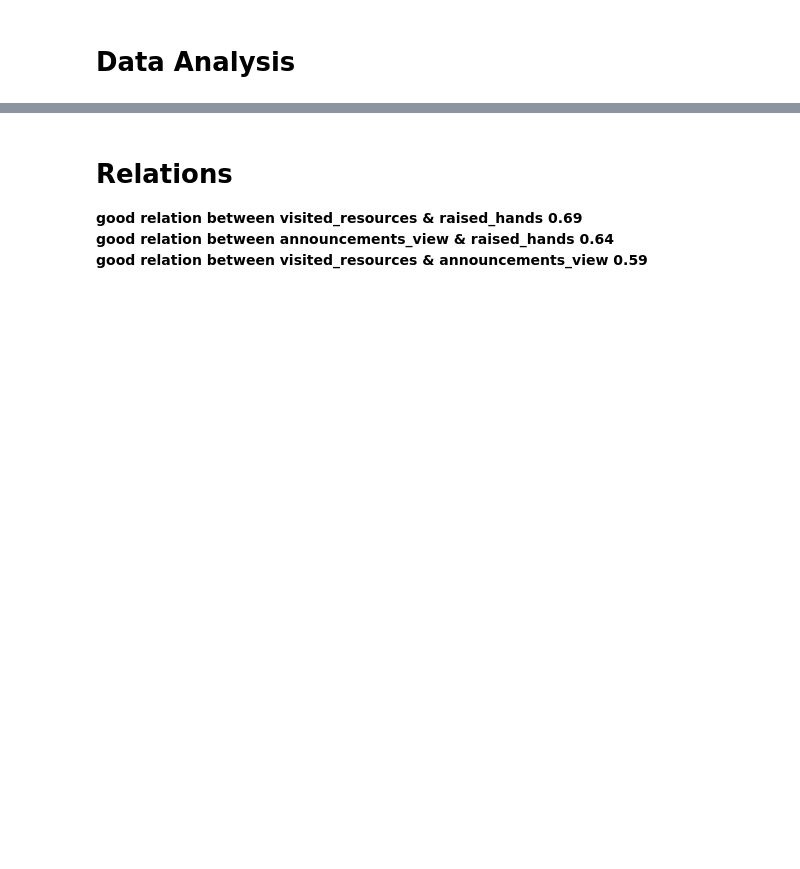
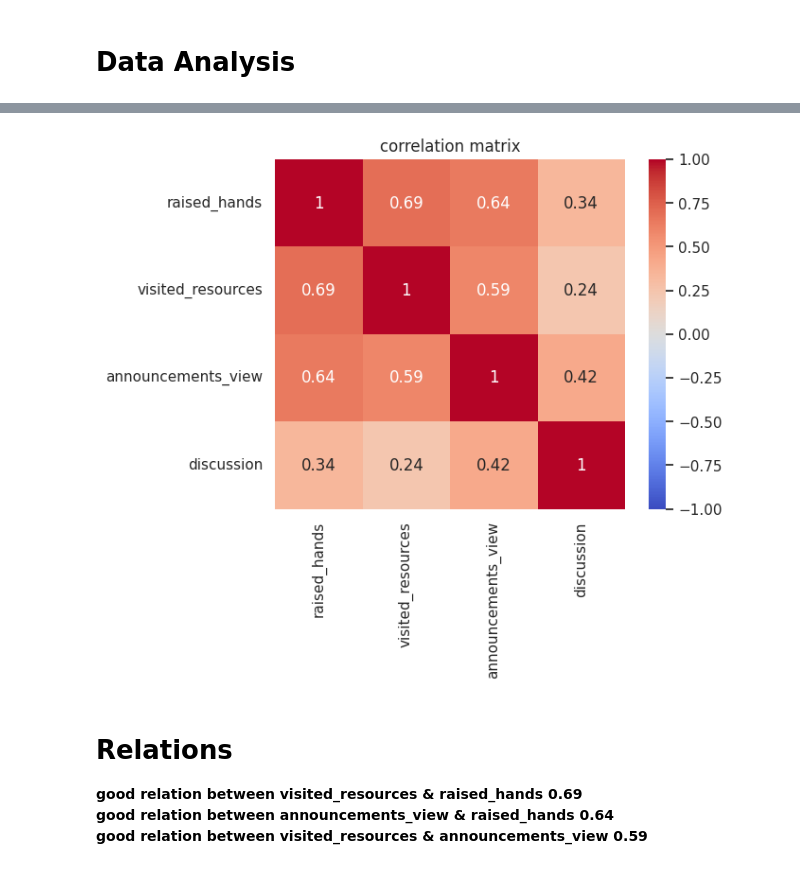
Before and after one commit to AhmAnwar/Students-Academic-Performance-Dataset_EDA, a Jupyter notebook: students-academic-performance-dataset-eda.ipynb, the cells around one changed output, grey strips where cells are left out. Saved outputs shown, nothing was run; the diff lists cells and outputs as text; code cells hidden in the pictures; blank space fills up the shorter version.

```diff
--- a/students-academic-performance-dataset-eda.ipynb
+++ b/students-academic-performance-dataset-eda.ipynb
@@ -238,11 +227,7 @@ fig.show()
 # %% [markdown]
 # Data Analysis
 # %%
-px.imshow(performance.select_dtypes(exclude='object').corr(numeric_only=True),\
-          text_auto=True,\
-          color_continuous_scale='Blues',\
-          aspect=True,\
-          title='Correlation Coefficient Between Numerical Data',\
-          height=400,\
-          width=800)
+sns.heatmap(data= df.corr(numeric_only= True), square= True, cmap= 'coolwarm', vmax= 1, vmin= -1, annot= True)
+plt.title('correlation matrix')
+plt.show()
 # %% [output]
@@ -250,3 +234,4 @@ px.imshow(performance.select_dtypes(exclude='object').corr(numeric_only=True),\
+[figure, added]
 # %% [markdown]
 # Relations
 **good relation between visited_resources & raised_hands 0.69**
```
Also changed, not shown: parts of 23 cells of this notebook.
